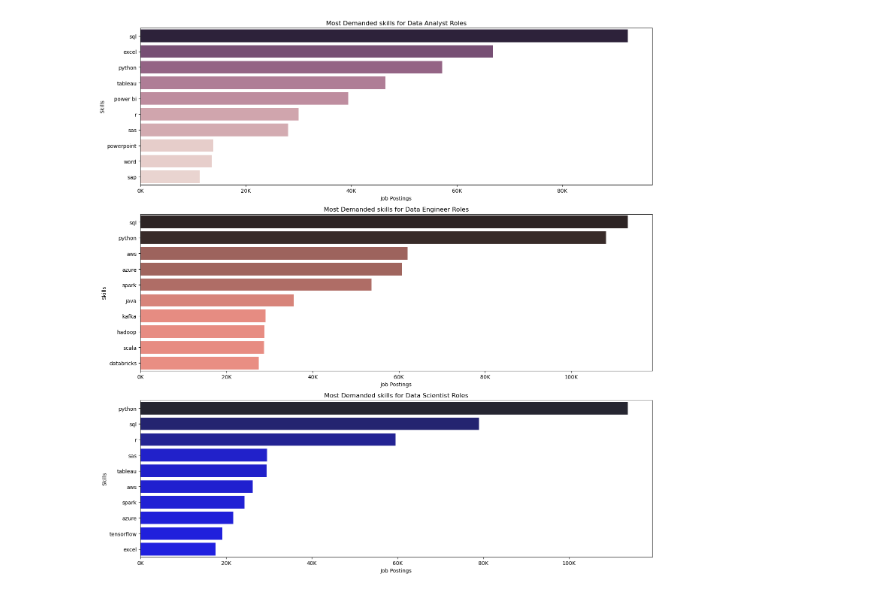
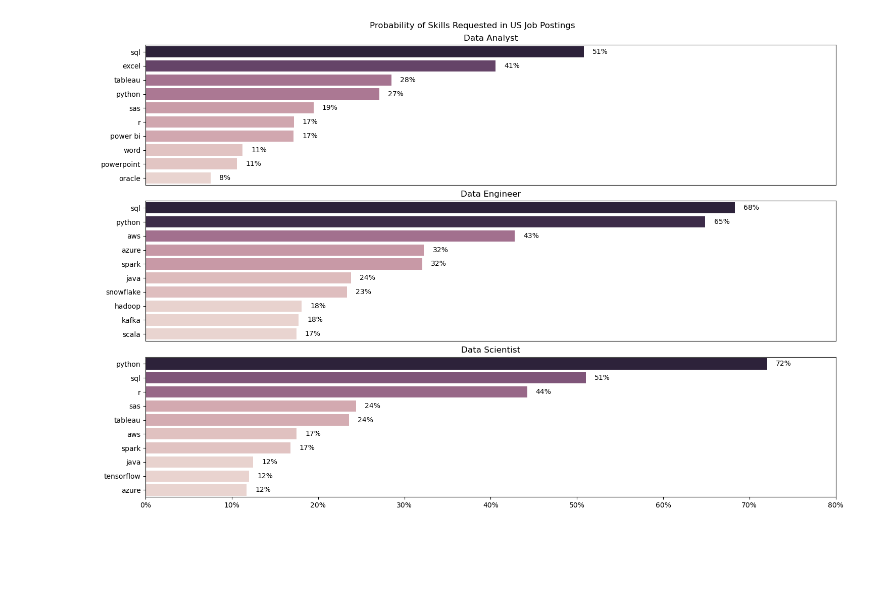
Before and after one commit to ruddaraju/Data-Science-Python-Project, a Jupyter notebook: ProjectSection/2_Skills_Counting.ipynb, the cells around one changed output. Saved outputs shown, nothing was run; the diff lists cells and outputs as text; code cells hidden in the pictures; blank space fills up the shorter version.

```diff
--- a/ProjectSection/2_Skills_Counting.ipynb
+++ b/ProjectSection/2_Skills_Counting.ipynb
@@ -14,48 +14,39 @@ df = dataset['train'].to_pandas()
 df['job_posted_date'] = pd.to_datetime(df['job_posted_date'])
 df['job_skills'] = df['job_skills'].apply(lambda x: ast.literal_eval(x) if pd.notna(x) else x)
 # %%
-#creates the pivot table for the top 3 most frequent roles and the counts of each skill.
+#finds the top most in demand roles
 top3_jobs = df.groupby(by='job_title_short')['job_title_short'].count().sort_values(ascending = False).head(3).index.to_list()
-df_exploded = df.explode('job_skills')
+
+#Creates the dataframe containing skills, job titles, and the counts.
+df_US = df[df['job_country'] == 'United States']
+df_exploded = df_US.explode('job_skills')
 df_exploded = df_exploded[df_exploded['job_title_short'].isin(top3_jobs)]
-df_exp = df_exploded.pivot_table(index = 'job_skills', columns= 'job_title_short', aggfunc = 'size')
-
-#Gets individual Dataframe for each top role
-df_exp_1 = df_exp[top3_jobs[0]].sort_values(ascending = False).head(10).reset_index(name = 'jobs_total')
-df_exp_2 = df_exp[top3_jobs[1]].sort_values(ascending = False).head(10).reset_index(name = 'jobs_total')
-df_exp_3 = df_exp[top3_jobs[2]].sort_values(ascending = False).head(10).reset_index(name = 'jobs_total')
+df_exp = df_exploded.groupby(['job_skills', 'job_title_short']).size().reset_index(name = 'skill_count').sort_values(by = 'skill_count', ascending=False)
-# %%
-#plotting for each role using subplots
-import seaborn as sns
-fig, ax = plt.subplots(3,1, figsize = (15,15))
-
-#plot 1 customization
-sns.barplot(x = 'jobs_total', y = 'job_skills',data = df_exp_1, ax = ax[0], hue = 'jobs_total', legend= False)
-ax[0].set_title('Most Demanded skills for ' + top3_jobs[0] + ' Roles')
-ax[0].set_ylabel('Skills')
-ax[0].set_xlabel('Job Postings')
-ax[0].xaxis.set_major_formatter(plt.FuncFormatter(lambda x, pos: f'{int(x/1000)}K' ))
-
-
-#plot 2 customization
-sns.barplot(x = 'jobs_total', y = 'job_skills',data = df_exp_2, ax = ax[1], hue = 'jobs_total', palette='dark:salmon_r', legend= False)
-ax[1].set_title('Most Demanded skills for ' + top3_jobs[1] + ' Roles')
-ax[1].set_ylabel('Skills')
-ax[1].set_xlabel('Job Postings')
-ax[1].xaxis.set_major_formatter(plt.FuncFormatter(lambda x, pos: f'{int(x/1000)}K' ))
-
-
-#plot 3 customization
-sns.barplot(x = 'jobs_total', y = 'job_skills',data = df_exp_3, ax = ax[2], hue = 'jobs_total', palette = 'dark:b_r', legend= False)
-ax[2].set_title('Most Demanded skills for ' + top3_jobs[2] + ' Roles')
-ax[2].set_ylabel('Skills')
-ax[2].set_xlabel('Job Postings')
-ax[2].xaxis.set_major_formatter(plt.FuncFormatter(lambda x, pos: f'{int(x/1000)}K' ))
-
-
-
-
-
-plt.tight_layout()
-# %% [output]
-[figure, removed]
+# %%
+#Creates dataframe containing percentage
+df_job_title_counts = df_US['job_title_short'].value_counts().reset_index(name = 'job_counts')
+df_perc = pd.merge(df_exp, df_job_title_counts, on = 'job_title_short', how = 'left')
+df_perc['percentage'] = df_perc['skill_count'] / df_perc['job_counts'] * 100
+# %%
+import seaborn as sns
+fig, ax = plt.subplots(len(top3_jobs), 1, figsize = (15,10))
+for i, job_title in enumerate(top3_jobs):
+    df_plot = df_perc[df_perc['job_title_short'] == job_title].head(10)
+    sns.barplot(x = 'percentage', y = 'job_skills', data = df_plot, ax=ax[i], hue='percentage', legend=False)
+    ax[i].set_title(job_title)
+    ax[i].set_ylabel('')
+    ax[i].set_xlabel('')
+    ax[i].xaxis.set_major_formatter(plt.FuncFormatter(lambda x, pos: f'{int(x)}%'))
+    ax[i].set_xlim(0,80)
+
+    if i != len(top3_jobs) - 1:
+        ax[i].set_xticks([])
+
+    for n, v in enumerate(df_plot['percentage']):
+        ax[i].text(v + 1, n, f'{v:.0f}%', va='center')
+
+fig.suptitle('Probability of Skills Requested in US Job Postings')
+fig.tight_layout(h_pad=0.8)
+plt.show()
+# %% [output]
+[figure, added]
```
